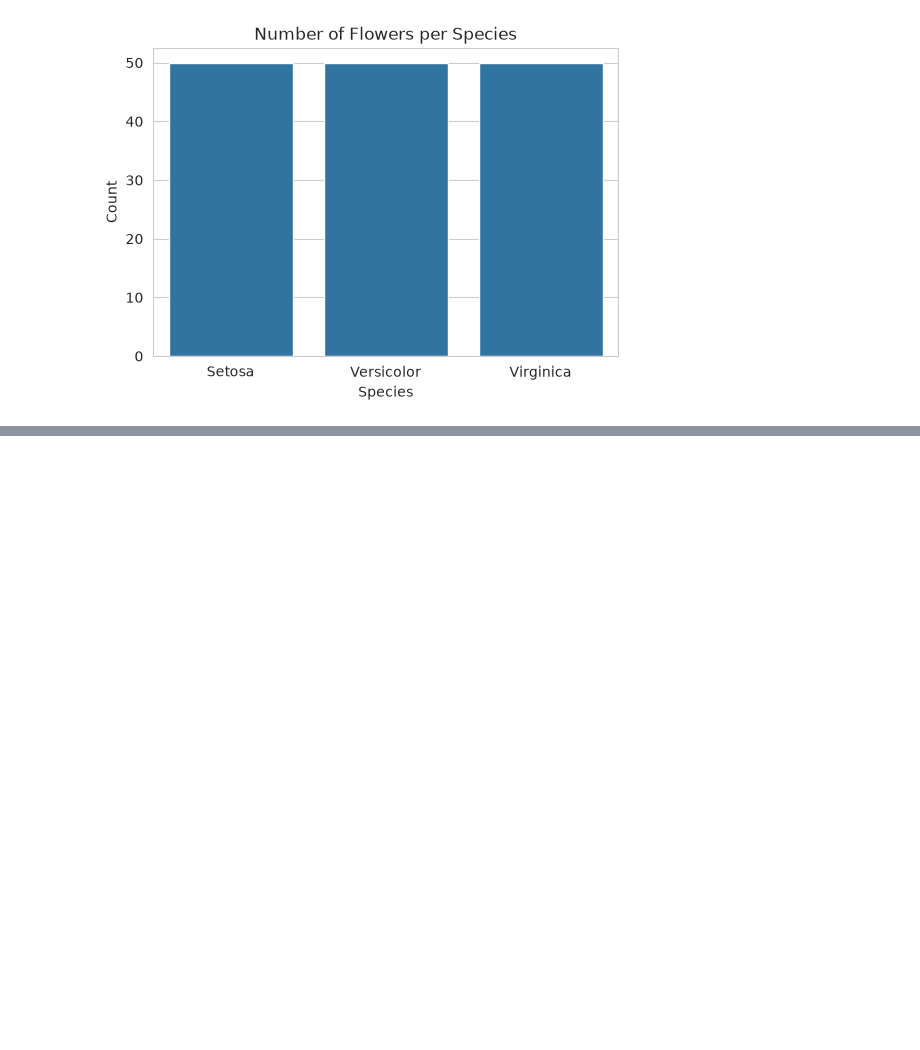
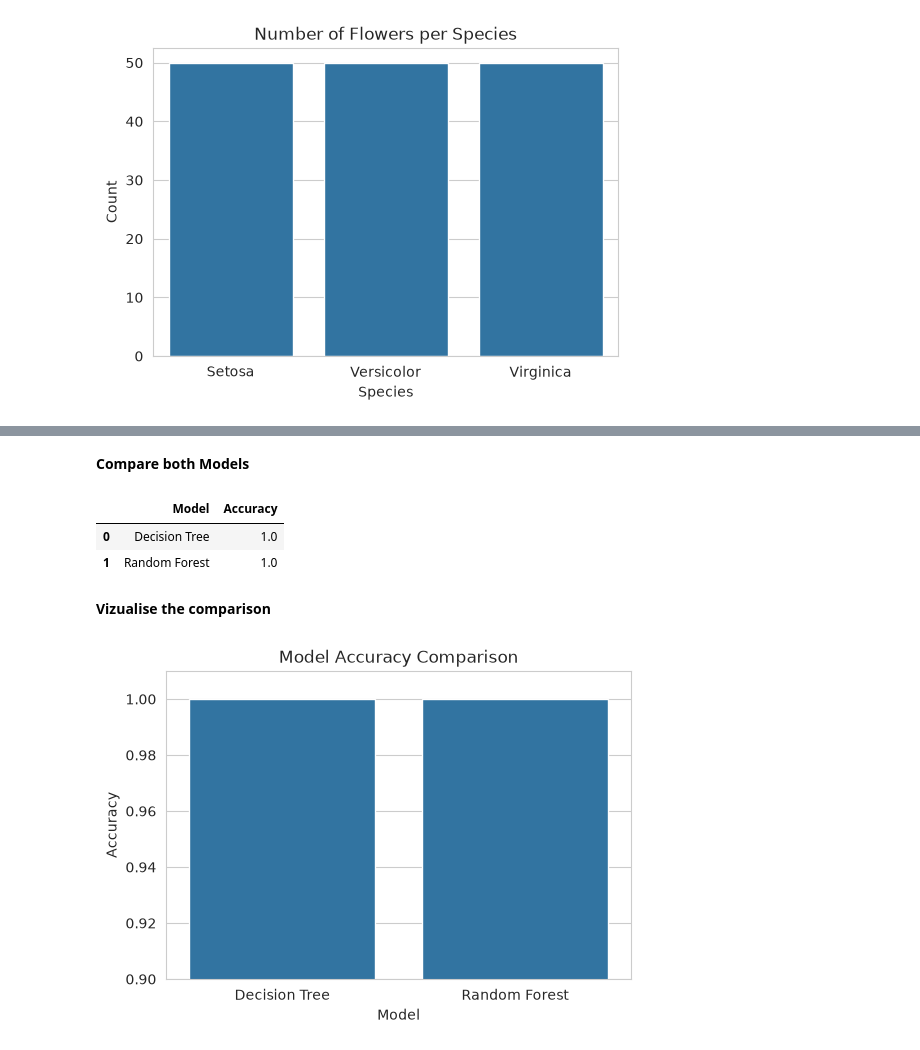
Before and after one commit to EdouTiti/CodeAlpha_Iris_Classification, a Jupyter notebook: Iris_Classification.ipynb, the cells around one changed output, grey strips where cells are left out. Saved outputs shown, nothing was run; the diff lists cells and outputs as text; code cells hidden in the pictures; blank space fills up the shorter version.

```diff
--- a/Iris_Classification.ipynb
+++ b/Iris_Classification.ipynb
@@ -166,0 +357,36 @@ plt.show()
+# %% [markdown]
+**Compare both Models**
+# %%
+comparison = pd.DataFrame({
+    "Model": [
+        "Decision Tree",
+        "Random Forest"
+    ],
+    "Accuracy": [
+        accuracy,
+        rf_accuracy
+    ]
+})
+
+comparison
+# %% [output]
+|  | Model | Accuracy |
+| 0 | Decision Tree | 1.0 |
+| 1 | Random Forest | 1.0 |
+# %% [markdown]
+**Vizualise the comparison**
+# %%
+plt.figure(figsize=(6,4))
+
+sns.barplot(
+    data=comparison,
+    x="Model",
+    y="Accuracy"
+)
+
+plt.ylim(0.9, 1.01)
+plt.title("Model Accuracy Comparison")
+
+plt.show()
+# %% [output]
+[figure, added]
```
Also changed, not shown: parts of 31 cells of this notebook, 2 other files.
